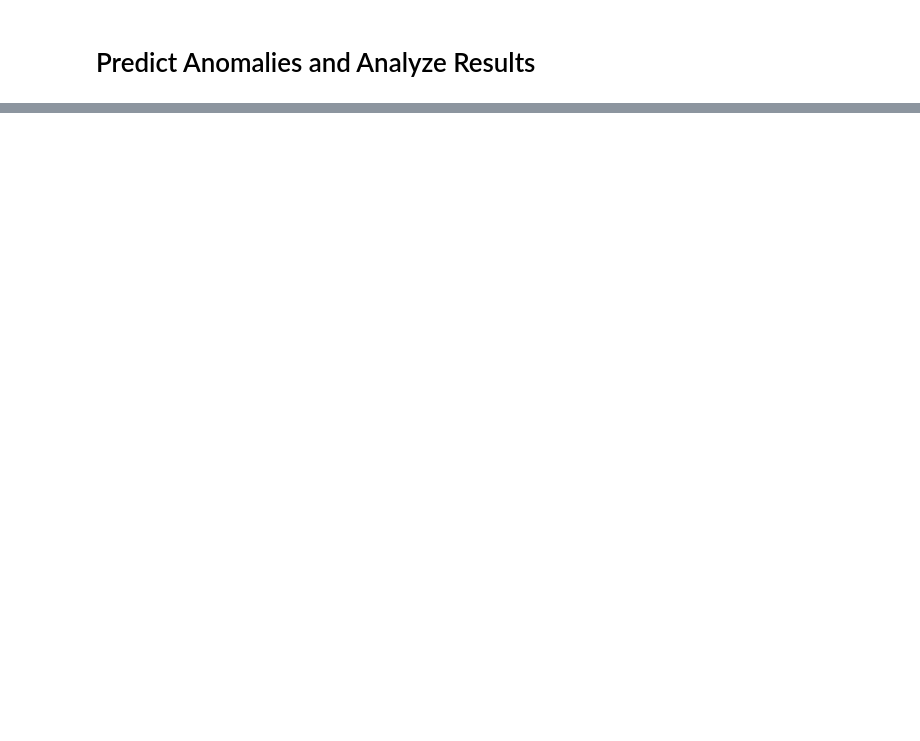
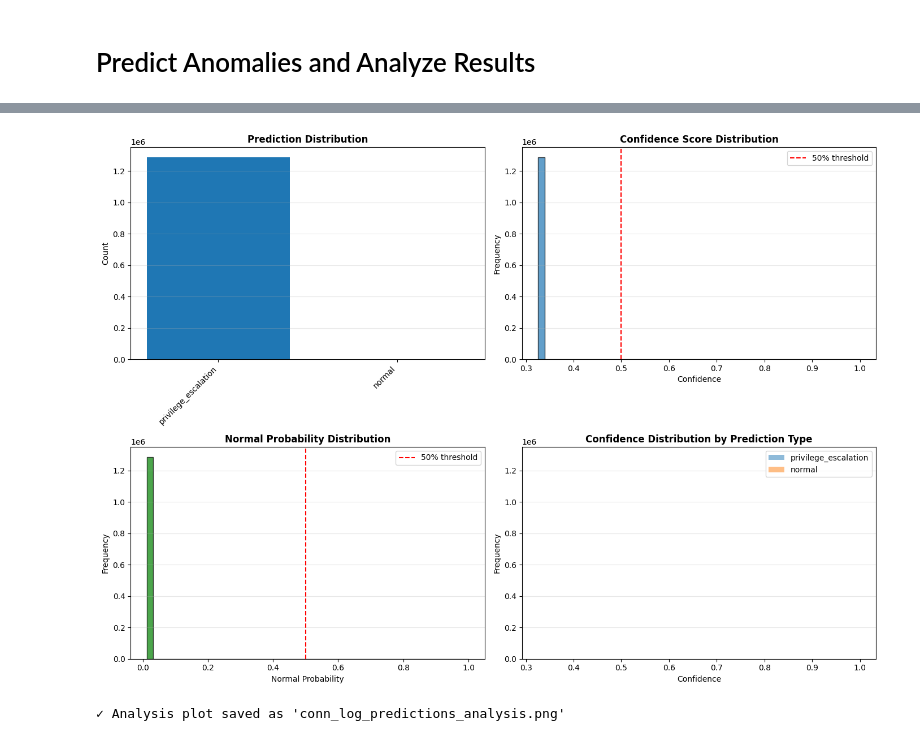
Before and after one commit to ladyTootie/ACE-R-D, a Jupyter notebook: MPL_Final_Copy.ipynb, the cells around one changed output, grey strips where cells are left out. Cells and saved outputs as stored; diff of their text form; code cells hidden in the pictures; blank space fills up the shorter version.

```diff
--- a/MPL_Final_Copy.ipynb
+++ b/MPL_Final_Copy.ipynb
@@ -275,4 +588,0 @@ Evauluate Accuracy, and F1-Score from Training on Test Set
-# %%
-#Train the model with 10 epochs
-model.fit(x_train, y_train, epochs=15, batch_size=32)
-print("Training complete. Ready to analyze logs.")
@@ -320,0 +892,11 @@ F1-score: 0.5977
+# %%
+# Preprocess the conn.log data
+log_features_processed, log_features = preprocess_conn_log(
+    log_df,
+    preprocessor,
+    feature_columns
+)
+
+print("\n✓ Conn.log ready for prediction!")
+print(f"  Original conn.log: {log_df.shape}")
+print(f"  Processed features: {log_features_processed.shape}")
@@ -325,4 +917,0 @@ F1-score: 0.5977
-# %%
-# Retrain the model with the SMOTE-resampled training data
-model.fit(x_train_smote, y_train_smote, epochs=15, batch_size=32)
-print("Model retrained with SMOTE data. Ready for re-evaluation.")
@@ -596,0 +1041,55 @@ Anomalies detected:
+# %%
+# Analyze confidence distribution
+import matplotlib.pyplot as plt
+
+fig, axes = plt.subplots(2, 2, figsize=(14, 10))
+
+# 1. Prediction distribution
+ax1 = axes[0, 0]
+pred_counts = log_df['predicted_attack'].value_counts()
+ax1.bar(range(len(pred_counts)), pred_counts.values)
+ax1.set_xticks(range(len(pred_counts)))
+ax1.set_xticklabels(pred_counts.index, rotation=45, ha='right')
+ax1.set_title('Prediction Distribution', fontweight='bold')
+ax1.set_ylabel('Count')
+ax1.grid(axis='y', alpha=0.3)
+
+# 2. Confidence score distribution
+ax2 = axes[0, 1]
+ax2.hist(log_df['confidence'], bins=50, edgecolor='black', alpha=0.7)
+ax2.set_title('Confidence Score Distribution', fontweight='bold')
+ax2.set_xlabel('Confidence')
+ax2.set_ylabel('Frequency')
+ax2.axvline(x=0.5, color='r', linestyle='--', label='50% threshold')
+ax2.legend()
+ax2.grid(axis='y', alpha=0.3)
+
+# 3. Normal probability distribution
+ax3 = axes[1, 0]
+ax3.hist(log_df['normal_probability'], bins=50, edgecolor='black', alpha=0.7, color='green')
+ax3.set_title('Normal Probability Distribution', fontweight='bold')
+ax3.set_xlabel('Normal Probability')
+ax3.set_ylabel('Frequency')
+ax3.axvline(x=0.5, color='r', linestyle='--', label='50% threshold')
+ax3.legend()
+ax3.grid(axis='y', alpha=0.3)
+
+# 4. Confidence by prediction type
+ax4 = axes[1, 1]
+for pred_type in log_df['predicted_attack'].unique():
+    subset = log_df[log_df['predicted_attack'] == pred_type]['confidence']
+    ax4.hist(subset, alpha=0.5, label=pred_type, bins=30)
+ax4.set_title('Confidence Distribution by Prediction Type', fontweight='bold')
+ax4.set_xlabel('Confidence')
+ax4.set_ylabel('Frequency')
+ax4.legend()
+ax4.grid(axis='y', alpha=0.3)
+
+plt.tight_layout()
+plt.savefig('conn_log_predictions_analysis.png', dpi=300, bbox_inches='tight')
+plt.show()
+
+print("✓ Analysis plot saved as 'conn_log_predictions_analysis.png'")
+# %% [output]
+[figure, added]
+✓ Analysis plot saved as 'conn_log_predictions_analysis.png'
```
Also changed, not shown: parts of 48 cells of this notebook.
